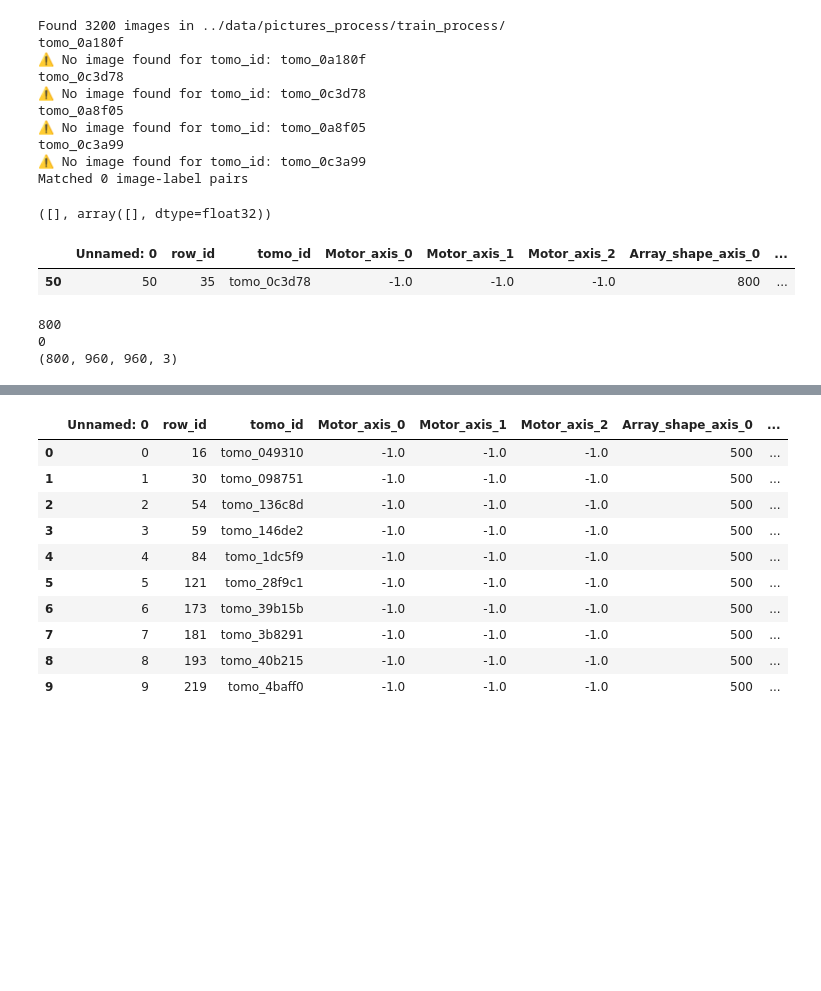
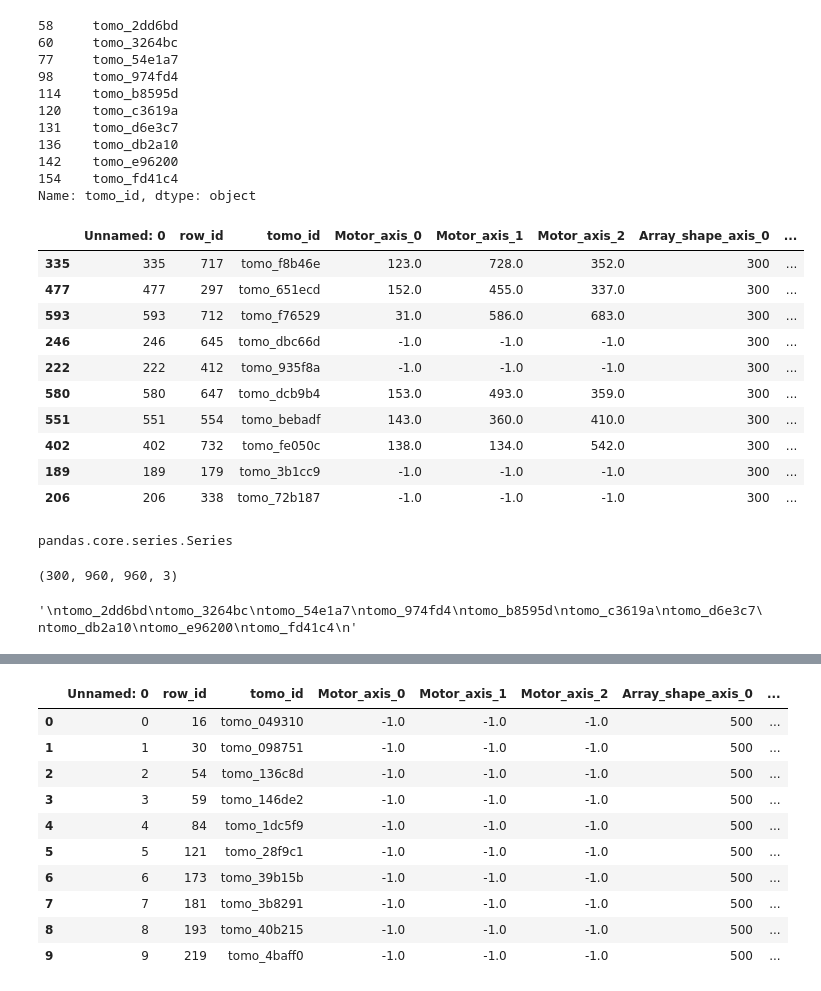
Before and after one commit to mc-will/BYU_Locating-Bacterial_Flagellar_Motors_2025, a Jupyter notebook: notebooks/BenedettaVeronesi_model3D.ipynb, the cells around one changed output, grey strips where cells are left out. Saved outputs shown, nothing was run; the diff lists cells and outputs as text; code cells hidden in the pictures; blank space fills up the shorter version.

```diff
--- a/notebooks/BenedettaVeronesi_model3D.ipynb
+++ b/notebooks/BenedettaVeronesi_model3D.ipynb
@@ -143,18 +150,36 @@ def batches_images_ram(
         return dataset, filtered_image_paths, labels
-# %%
-selection_images_labels(df, num_slices=[300,500,800], num_motors=[0,1])
-# %% [output]
-Found 3200 images in ../data/pictures_process/train_process/
-tomo_0a180f
-⚠️ No image found for tomo_id: tomo_0a180f
-tomo_0c3d78
-⚠️ No image found for tomo_id: tomo_0c3d78
-tomo_0a8f05
-⚠️ No image found for tomo_id: tomo_0a8f05
-tomo_0c3a99
-⚠️ No image found for tomo_id: tomo_0c3a99
-Matched 0 image-label pairs
-([], array([], dtype=float32))
+# %%
+tomo_ids = select_tomo_ids(df, number_of_slices=[300], number_of_motors=[0,1])
+print(tomo_ids.head(10))
+df_select = df[df['tomo_id'].isin(tomo_ids)].copy()
+df_select.sample(frac=1, random_state=42).head(10)
+# %% [output]
+58     tomo_2dd6bd
+60     tomo_3264bc
+77     tomo_54e1a7
+98     tomo_974fd4
+114    tomo_b8595d
+120    tomo_c3619a
+131    tomo_d6e3c7
+136    tomo_db2a10
+142    tomo_e96200
+154    tomo_fd41c4
+Name: tomo_id, dtype: object
+|  | Unnamed: 0 | row_id | tomo_id | Motor_axis_0 | Motor_axis_1 | Motor_axis_2 | Array_shape_axis_0 | ... |
+| 335 | 335 | 717 | tomo_f8b46e | 123.0 | 728.0 | 352.0 | 300 | ... |
+| 477 | 477 | 297 | tomo_651ecd | 152.0 | 455.0 | 337.0 | 300 | ... |
+| 593 | 593 | 712 | tomo_f76529 | 31.0 | 586.0 | 683.0 | 300 | ... |
+| 246 | 246 | 645 | tomo_dbc66d | -1.0 | -1.0 | -1.0 | 300 | ... |
+| 222 | 222 | 412 | tomo_935f8a | -1.0 | -1.0 | -1.0 | 300 | ... |
+| 580 | 580 | 647 | tomo_dcb9b4 | 153.0 | 493.0 | 359.0 | 300 | ... |
+| 551 | 551 | 554 | tomo_bebadf | 143.0 | 360.0 | 410.0 | 300 | ... |
+| 402 | 402 | 732 | tomo_fe050c | 138.0 | 134.0 | 542.0 | 300 | ... |
+| 189 | 189 | 179 | tomo_3b1cc9 | -1.0 | -1.0 | -1.0 | 300 | ... |
+| 206 | 206 | 338 | tomo_72b187 | -1.0 | -1.0 | -1.0 | 300 | ... |
+# %%
+tomo_ids
+# %% [output]
+pandas.core.series.Series
 # %%
 import os
 import re
@@ -226,24 +251,28 @@ def pad_stack_z_with_2d_padding(
 
     return stack
-# %%
-df[df['tomo_id']=='tomo_0a8f05']
-df[df['tomo_id']=='tomo_0a180f']
-df[df['tomo_id']=='tomo_0c3a99']
-df[df['tomo_id']=='tomo_0c3d78']
-# %% [output]
-|  | Unnamed: 0 | row_id | tomo_id | Motor_axis_0 | Motor_axis_1 | Motor_axis_2 | Array_shape_axis_0 | ... |
-| 50 | 50 | 35 | tomo_0c3d78 | -1.0 | -1.0 | -1.0 | 800 | ... |
 # %%
 padded_stack = pad_stack_z_with_2d_padding(
-    folder_path='../data/pictures_raw/train/tomo_0c3d78',
-    padded_folder_path='../data/pictures_process/train_process/tomo_0c3d78_padded',
+    folder_path='../data/pictures_raw/train/tomo_fd41c4',
+    padded_folder_path='../data/pictures_process/train_process/tomo_fd41c4',
     xy_size=960,
-    target_depth=800,
-    pad_value=255  # white background
+    #target_depth=800,
+    #pad_value=255  # white background
 )
 
 print(padded_stack.shape)  # (800, 960, 960, 3)
+
+'''
+tomo_2dd6bd
+tomo_3264bc
+tomo_54e1a7
+tomo_974fd4
+tomo_b8595d
+tomo_c3619a
+tomo_d6e3c7
+tomo_db2a10
+tomo_e96200
+tomo_fd41c4
+'''
 # %% [output]
-800
-0
-(800, 960, 960, 3)
+(300, 960, 960, 3)
+'\ntomo_2dd6bd\ntomo_3264bc\ntomo_54e1a7\ntomo_974fd4\ntomo_b8595d\ntomo_c3619a\ntomo_d6e3c7\ntomo_db2a10\ntomo_e96200\ntomo_fd41c4\n'
```
Also changed, not shown: parts of 18 cells of this notebook.
